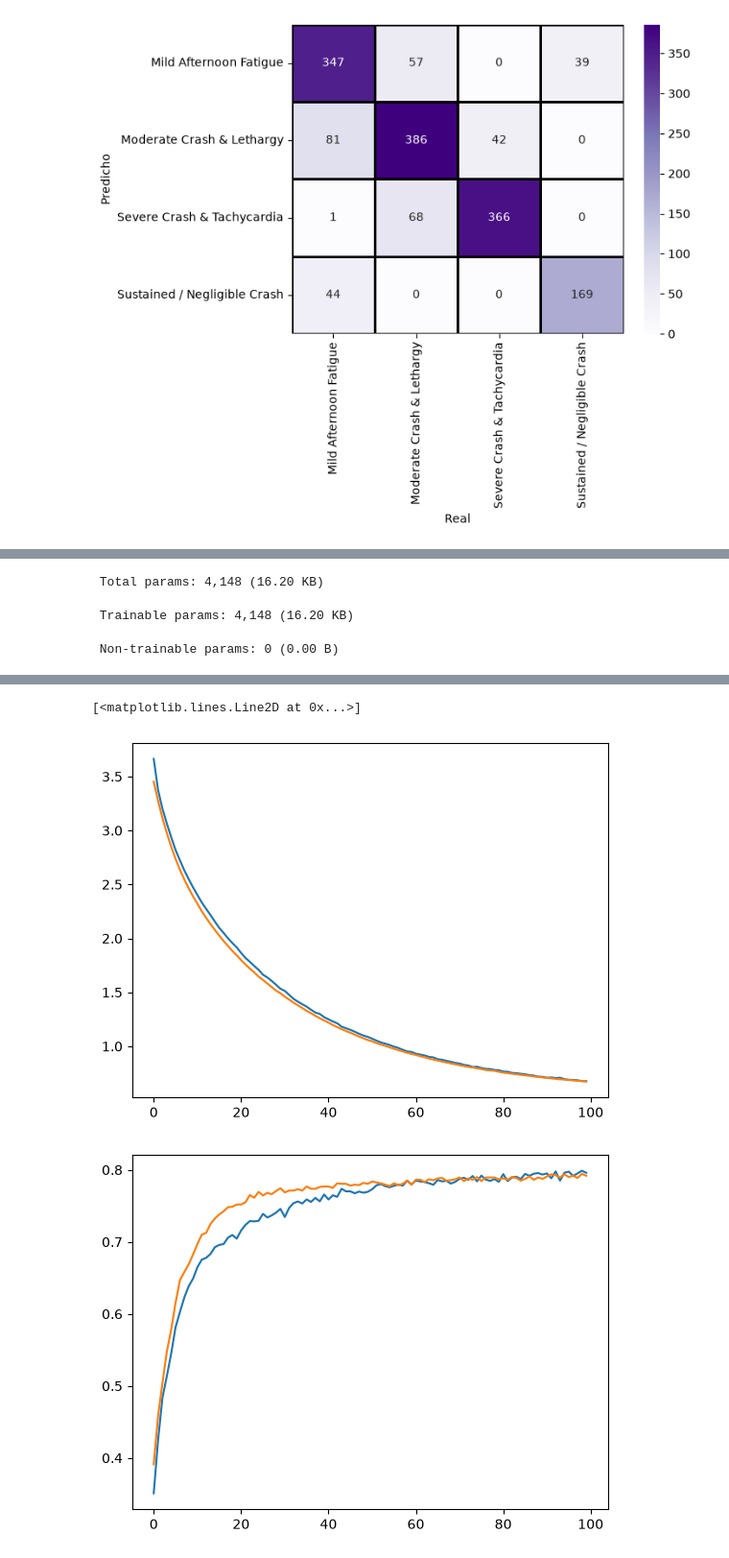
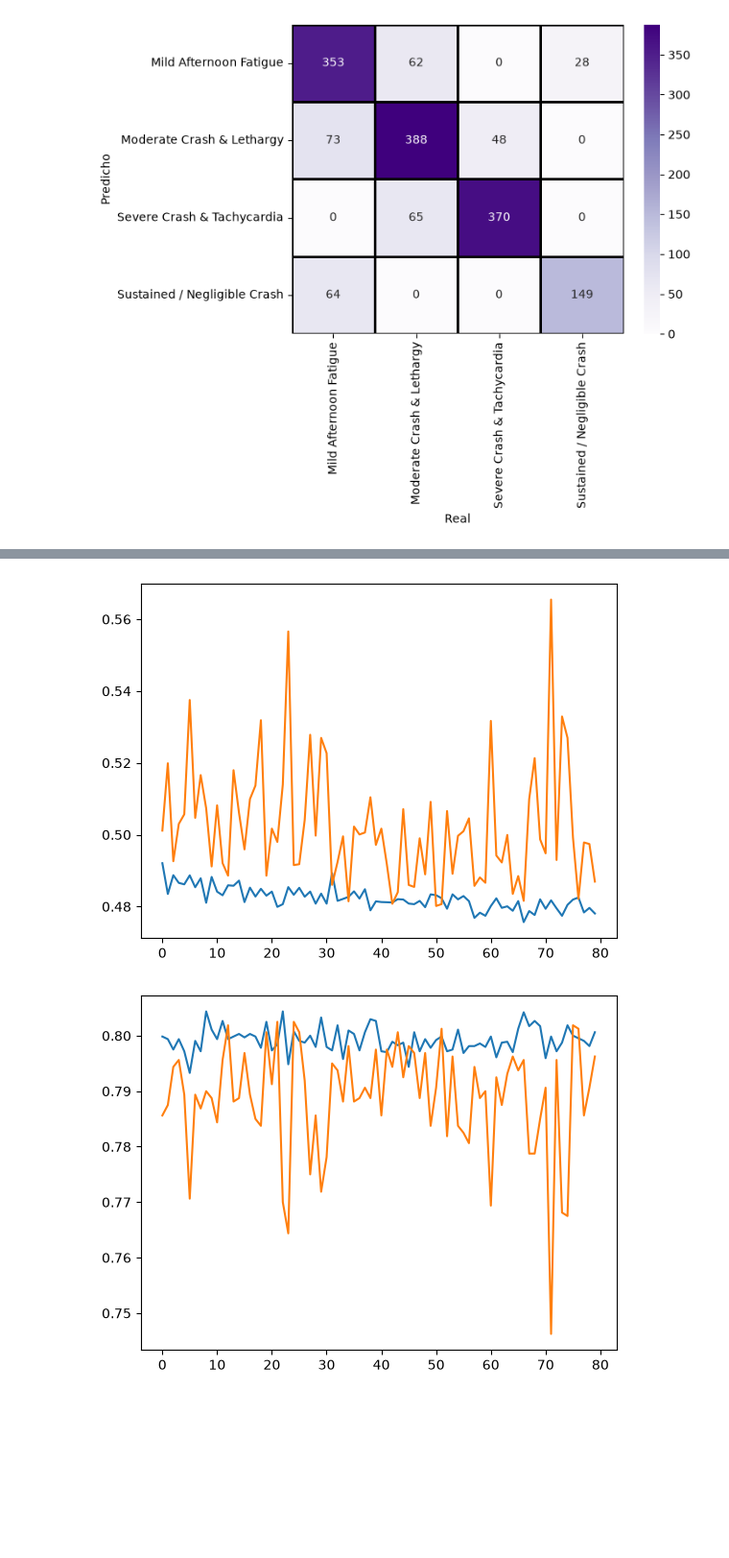
Before and after one commit to sebastian-taboas/Biophysics, a Jupyter notebook: traballo1_redes_neuronais/rede_neuronal_optima.ipynb, the cells around one changed output, grey strips where cells are left out. Shown at 96% size. Cells and saved outputs as stored; diff of their text form; code cells hidden in the pictures; blank space fills up the shorter version.

Commit message:
falta comentar redes, pero está todo correcto e funcional

```diff
--- a/traballo1_redes_neuronais/rede_neuronal_optima.ipynb
+++ b/traballo1_redes_neuronais/rede_neuronal_optima.ipynb
@@ -872,23 +968,3 @@ collo o mellor (batch_size = 16)
 quito l2 da saída, compórtase ben. A 0.01 ten ruído no final poño batch 10--16, cristo
 
 Isto non vale para nada. Vou volver a compilar todo
-# %%
-from keras.optimizers import SGD, Adam, Nadam, AdamW
-
-model.compile(
-    optimizer=SGD(learning_rate=0.001),
-    # optimizer=Adam(learning_rate=0.001),
-    # optimizer=Nadam(learning_rate=0.01),
-    # optimizer=AdamW(learning_rate=0.001, weight_decay=0.0002),
-    loss='sparse_categorical_crossentropy',
-    metrics=['accuracy']
-)
-
-cerebro = model.fit(
-    x2_train_scaled,
-    y2_train_enc,
-    epochs=100,
-    batch_size=10, # modificar isto a 2^n
-    # validation_split=0.2
-    validation_data = (x2_test_scaled,y2_test_enc)
-)
@@ -970,31 +1306,11 @@ print(cerebro.history['val_loss'][-1])
 # %%
-model = Sequential([
-    layers.Input(shape=(x2_train_scaled.shape[1],)),
-    layers.Dense(64, activation='relu', kernel_initializer='he_normal', kernel_regularizer= L2(0.01)),
-    layers.Dropout(0.2),
-    layers.Dense(32, activation='relu', kernel_initializer='he_normal', kernel_regularizer= L2(0.01)),
-    layers.Dense(16, activation='relu', kernel_initializer='he_normal', kernel_regularizer= L2(0.01)),
-    layers.Dense(4, activation='softmax')
-])
-
-model.summary()# vou probar a modificar a rede, meto o soft no medio
-
-model.compile(
-    optimizer=SGD(learning_rate=0.001), #ESTE ESTÁ BEN, HAI QUE OPTIMIZAR OS L E O BATCH
-    # optimizer=Adam(learning_rate=0.0001),
-    # optimizer=Nadam(learning_rate=0.0001),
-    # optimizer=AdamW(learning_rate=0.001, weight_decay=0.0002),
-    loss='sparse_categorical_crossentropy',
-    metrics=['accuracy']
-)
-
-cerebro = model.fit(
+best_model = tuner.get_best_models(1)[0]
+cerebro = best_model.fit(
     x2_train_scaled,
     y2_train_enc,
-    epochs=100,
-    batch_size=8, # modificar isto a 2^n
-    # validation_split=0.2
-    validation_data = (x2_test_scaled,y2_test_enc)
+    validation_data=(x2_test_scaled, y2_test_enc),
+    epochs=80,
+    batch_size=8
 )
 
 plt.plot(cerebro.history['loss'])
@@ -1027,3 +1346,0 @@ Model: "sequential_143"
- Total params: 4,148 (16.20 KB)
- Trainable params: 4,148 (16.20 KB)
- Non-trainable params: 0 (0.00 B)
@@ -1047,3 +1347,2 @@ Epoch 6/100
-[<matplotlib.lines.Line2D at 0x...>]
-[figure, old version]
+[figure, new version]
-[figure, old version]
+[figure, new version]
```
Also changed, not shown: parts of 27 cells of this notebook, 8 other files.
